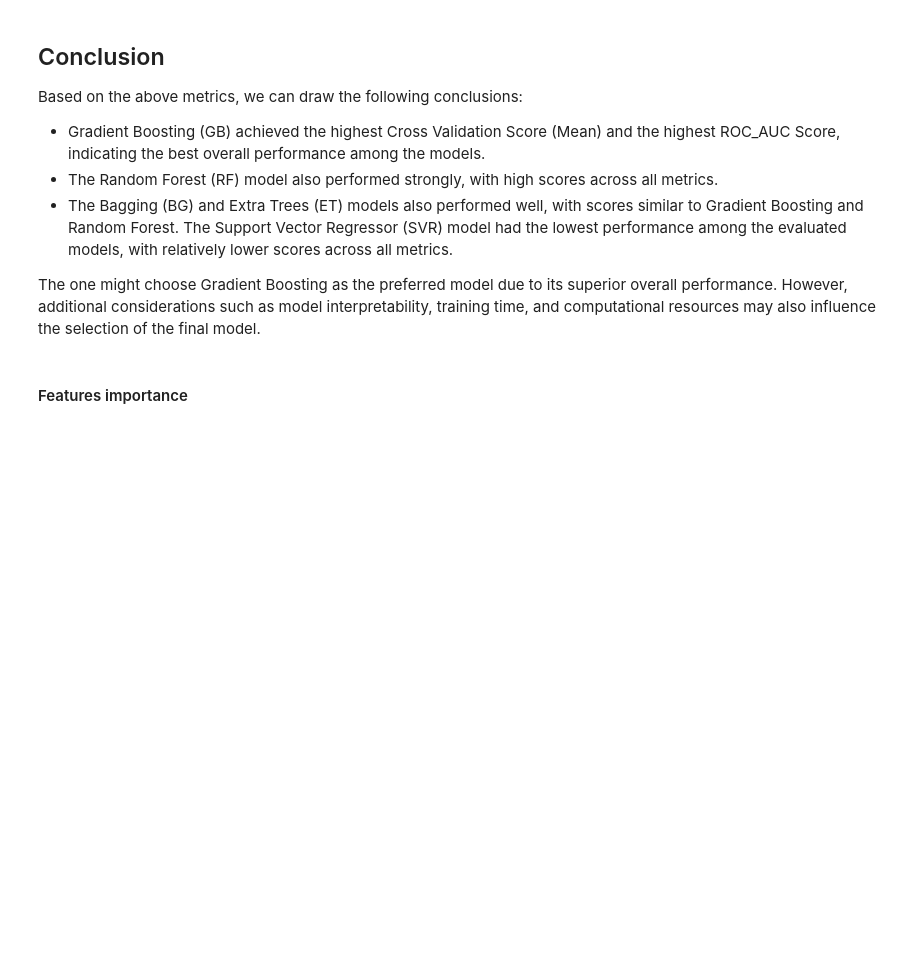
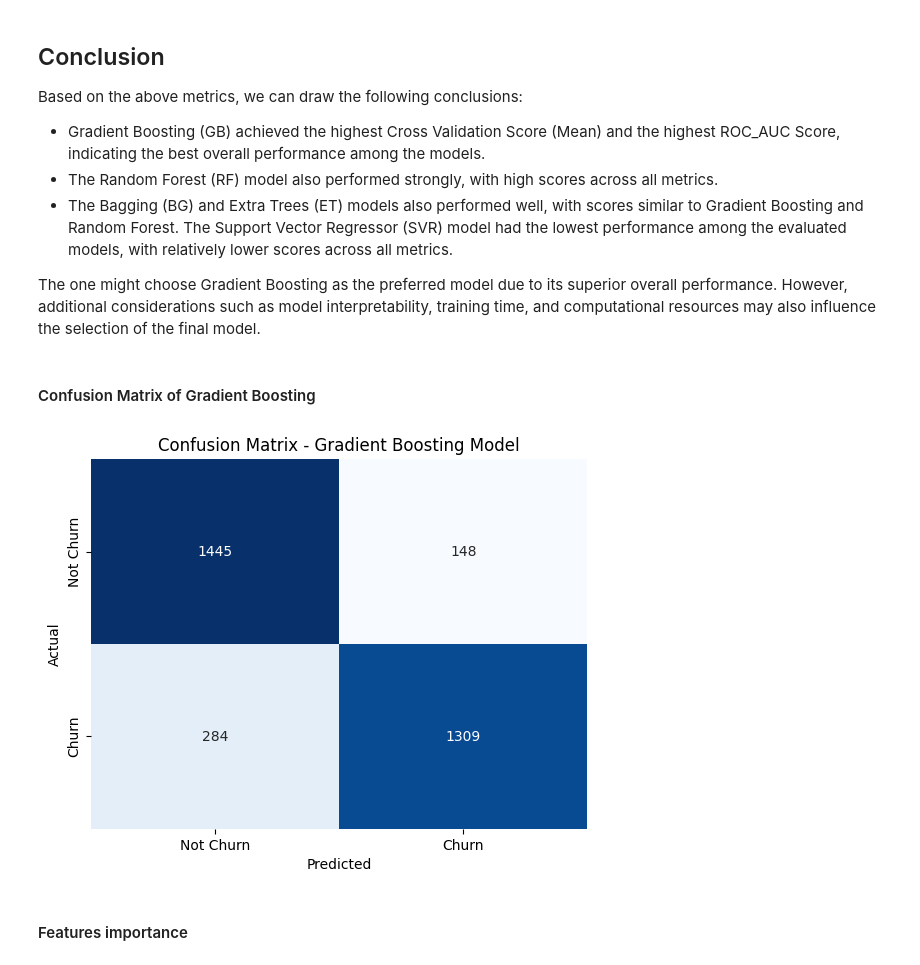
Before and after one commit to jacquesbilombe/CRM-Customer-Churn-Score, a Jupyter notebook: CustomerChurn.ipynb, the cells around one changed output. Saved outputs shown, nothing was run; the diff lists cells and outputs as text; code cells hidden in the pictures; blank space fills up the shorter version.

```diff
--- a/CustomerChurn.ipynb
+++ b/CustomerChurn.ipynb
@@ -508,6 +507,26 @@ Based on the above metrics, we can draw the following conclusions:
 The Support Vector Regressor (SVR) model had the lowest performance among the evaluated models, with relatively lower scores across all metrics.
 
 The one might choose Gradient Boosting as the preferred model due to its superior overall performance. However, additional considerations such as model interpretability, training time, and computational resources may also influence the selection of the final model.
+# %% [markdown]
+#### Confusion Matrix of Gradient Boosting
+# %%
+# Predicting on the test set
+base = best_models['GadientBoosting'].fit(x_train,y_train)
+y_pred = base.predict(x_test)
+
+# Generating the confusion matrix
+cm = confusion_matrix(y_test, y_pred)
+
+# Plotting the confusion matrix
+sns.heatmap(cm, annot=True, cmap='Blues', fmt='g', cbar=False,
+            xticklabels=['Not Churn', 'Churn'],
+            yticklabels=['Not Churn', 'Churn'])
+plt.title('Confusion Matrix - Gradient Boosting Model')
+plt.xlabel('Predicted')
+plt.ylabel('Actual')
+plt.show()
+# %% [output]
+[figure, added]
 # %% [markdown]
 #### Features importance
 # %%
```
Also changed, not shown: parts of 6 cells of this notebook.
